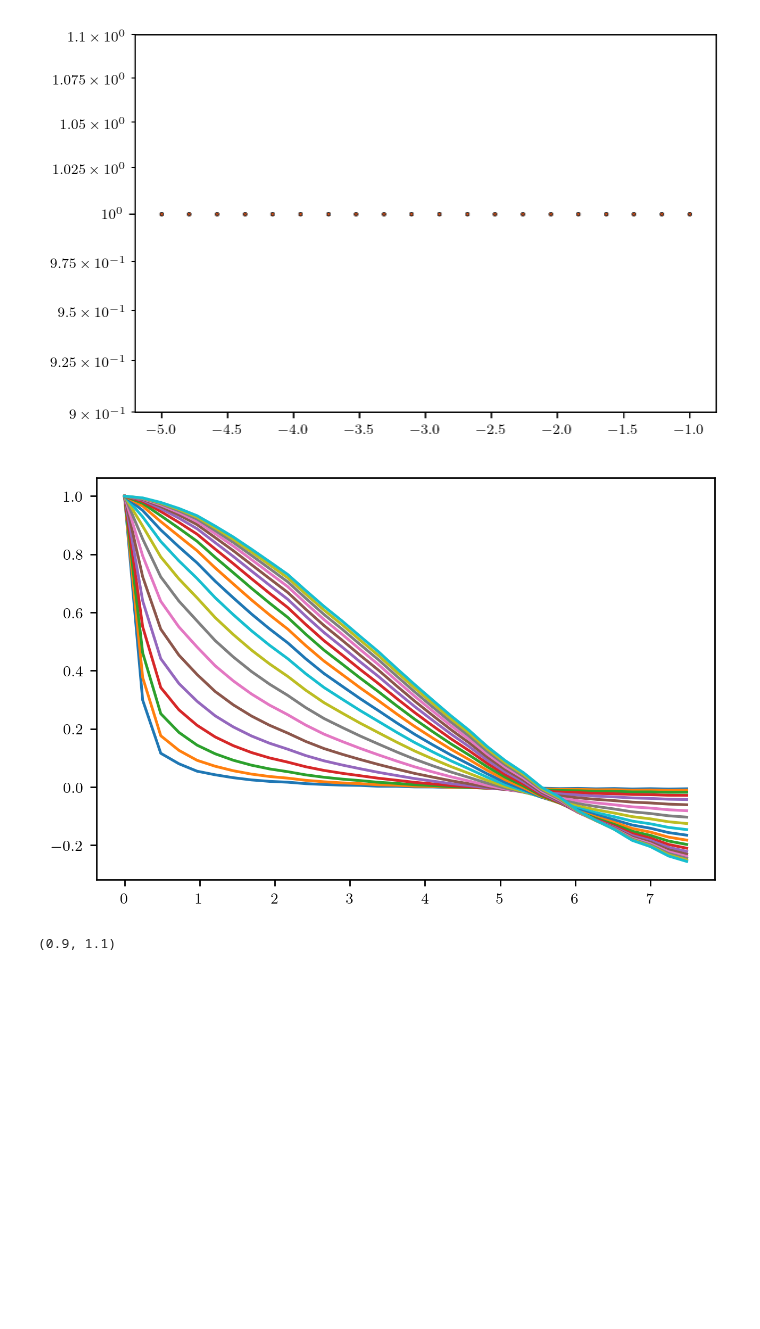
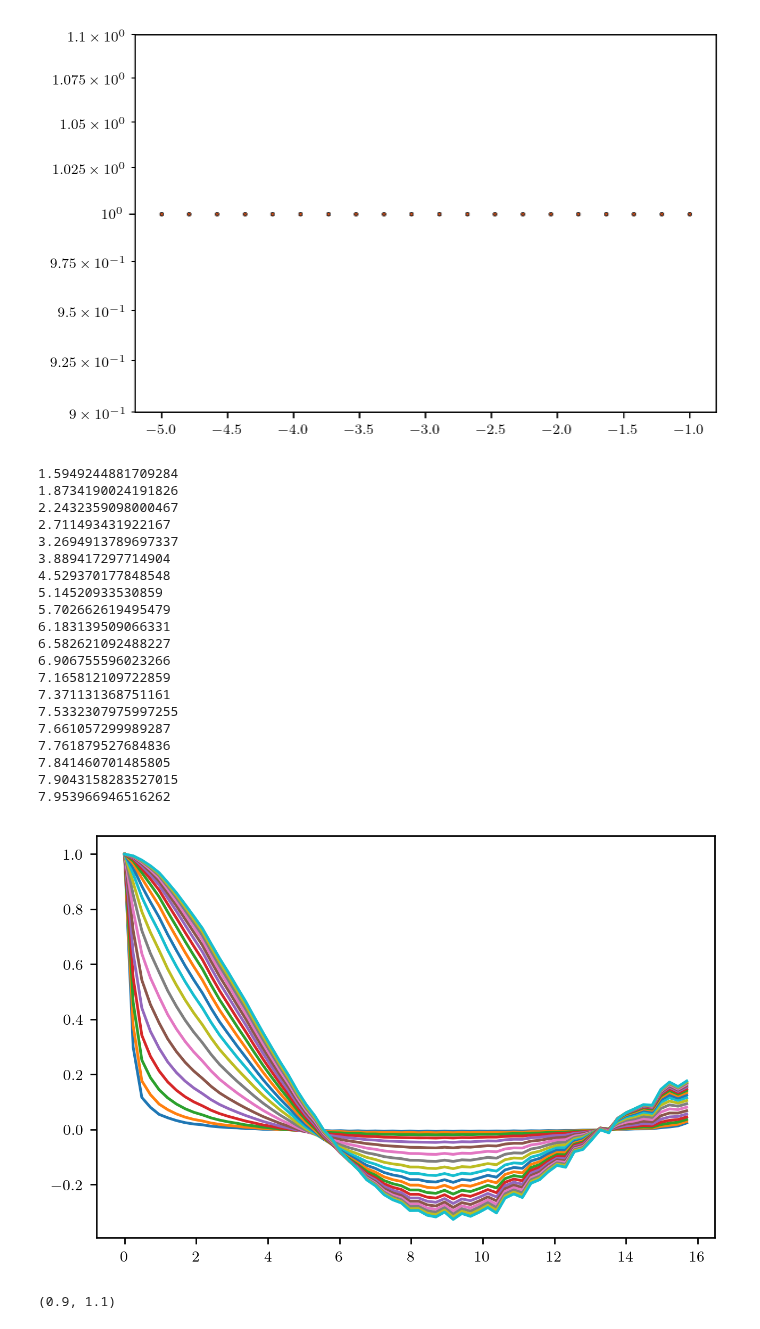
Before and after one commit to mab68/Kea, a Jupyter notebook: example_notebooks/parsevals/acf_correlogram.ipynb, the cells around one changed output. Cells and saved outputs as stored; diff of their text form; code cells hidden in the pictures; blank space fills up the shorter version.

```diff
--- a/example_notebooks/parsevals/acf_correlogram.ipynb
+++ b/example_notebooks/parsevals/acf_correlogram.ipynb
@@ -45,8 +45,8 @@ for i, f in enumerate(fields):
     lvm = statfunc_base.get_lagvec_magnitude_array([2*n+1 for n in grid_dims]) * dx
 
     bin_l, bin_acf, w = statistics_base.bin_data(lvm, acf, bin_func=np.nanmean,
-        cut_excess=False, nan_small=False,
-        min_bin=0., bin_center=False)
+        cut_excess=True, nan_small=False,
+        min_bin=0., bin_loc='left')
 
     bin_acfs.append((bin_l, bin_acf, w))
 
@@ -64,9 +64,30 @@ plt.ylim((9e-1, 1.1e0))
 # %%
 for lacf in bin_acfs:
     bin_l, bin_acf, w = lacf
-    plt.plot(bin_l[:N//2], bin_acf[:N//2])
+    plt.plot(bin_l, bin_acf)
+    print(np.nansum(bin_acf))
 # %% [output]
+1.5949244881709284
+1.8734190024191826
+2.2432359098000467
+2.711493431922167
+3.2694913789697337
+3.889417297714904
+4.529370177848548
+5.14520933530859
+5.702662619495479
+6.183139509066331
+6.582621092488227
+6.906755596023266
+7.165812109722859
+7.371131368751161
+7.5332307975997255
+7.661057299989287
+7.761879527684836
+7.841460701485805
+7.9043158283527015
+7.953966946516262
-[figure, old version]
+[figure, new version]
 # %%
 
 kfeks = []
```
Also changed, not shown: parts of 2 cells of this notebook, 17 other files.
